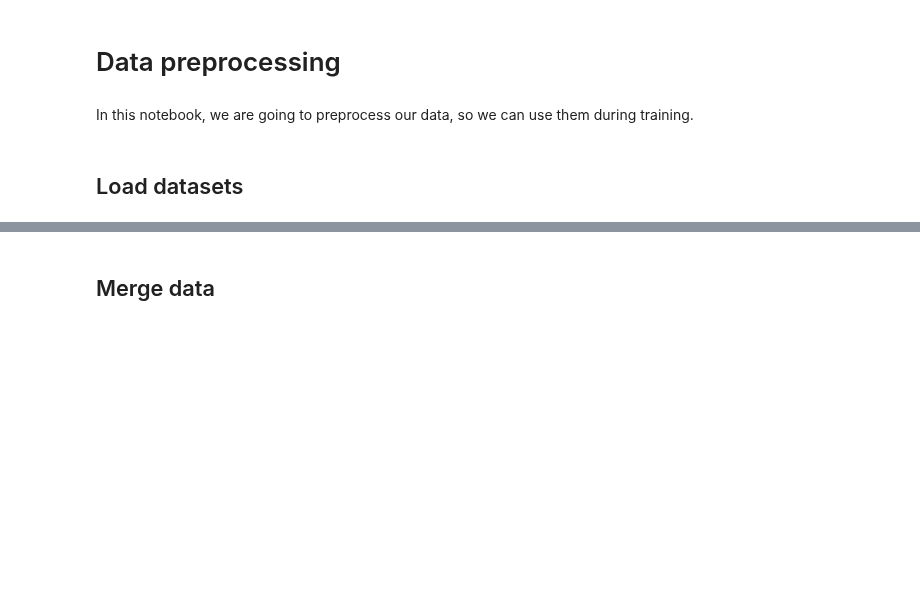
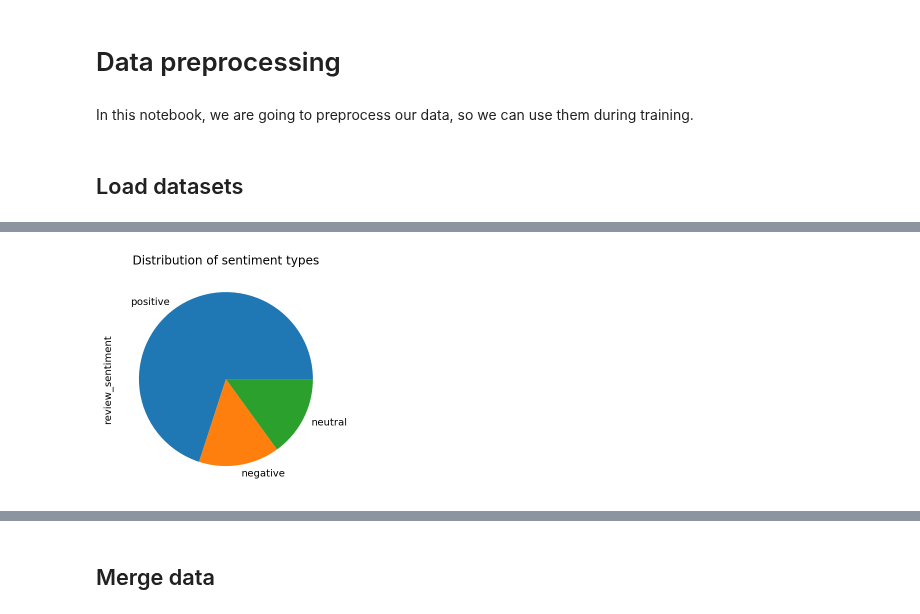
Before and after one commit to Pomichal/oznal-project, a Jupyter notebook: notebooks/Preprocessing.ipynb, the cells around one changed output, grey strips where cells are left out. Saved outputs shown, nothing was run; the diff lists cells and outputs as text; code cells hidden in the pictures; blank space fills up the shorter version.

Commit message:
WIP: extracting features from review texts

```diff
--- a/notebooks/Preprocessing.ipynb
+++ b/notebooks/Preprocessing.ipynb
@@ -34,7 +34,32 @@ In this notebook, we are going to preprocess our data, so we can use them during
 # %% [markdown]
 ## Load datasets
 # %%
-books = pd.read_csv('../data/books.csv')
-reviews = pd.read_csv('../data/reviews.csv')
+books = pd.read_csv('../data/books.csv', nrows=100)
+reviews = pd.read_csv('../data/reviews.csv', nrows=100)
 # intr = pd.read_csv('../data/interactions.csv')
-authors = pd.read_csv('../data/authors.csv')
+# authors = pd.read_csv('../data/authors.csv')
+# %%
+from vaderSentiment.vaderSentiment import SentimentIntensityAnalyzer
+from nltk import tokenize
+analyser = SentimentIntensityAnalyzer()
+# %%
+def get_sentiment(text):
+    sentences = []
+    sentences_list = tokenize.sent_tokenize(text)
+    sentences.extend(sentences_list)
+    count = (len(sentences))
+    sent = 0.0
+    for sentence in sentences:
+        scores = analyser.polarity_scores(sentence)
+        sent += scores['compound']
+    average = round((sent/count), 4)
+    if average >= 0.05 :
+        return 'positive'
+
+    elif average <= - 0.05 :
+        return 'negative'
+
+    else :
+        return 'neutral'
+# %%
+reviews['review_sentiment'] = reviews['review_text'].apply(lambda x: get_sentiment(x))
@@ -40,0 +81,4 @@ authors = pd.read_csv('../data/authors.csv')
+# %%
+reviews['review_sentiment'].value_counts().plot(kind='pie', title='Distribution of sentiment types');
+# %% [output]
+[figure, added]
```
Also changed, not shown: parts of 14 cells of this notebook.
